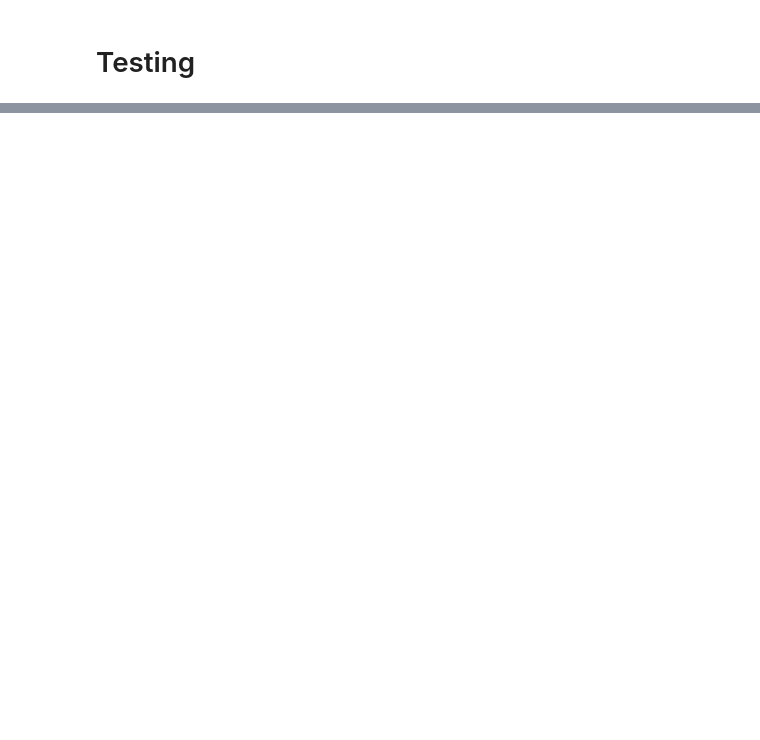
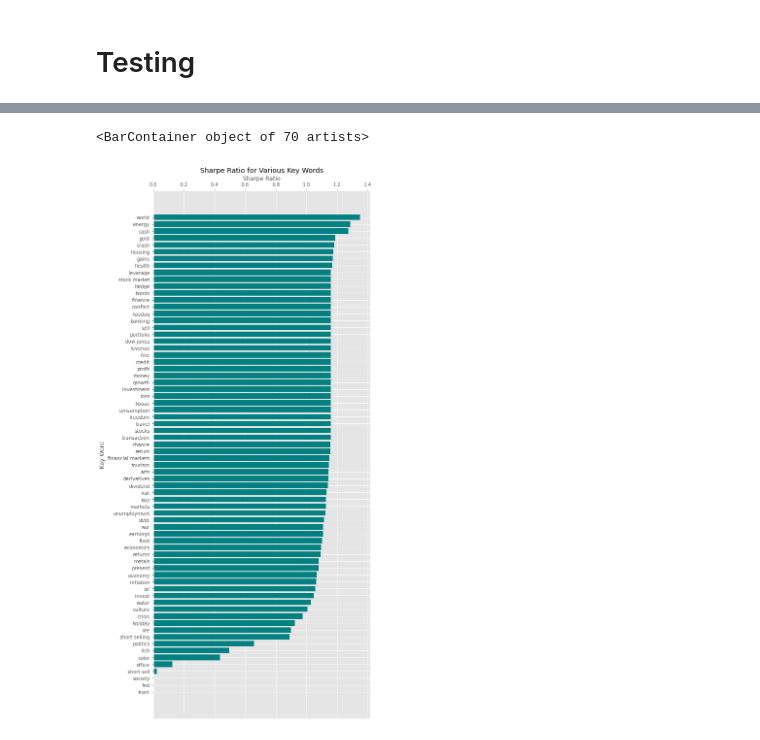
Before and after one commit to evilpegasus/google-trends-financial-modeling, a Jupyter notebook: Presentation Notebook.ipynb, the cells around one changed output, grey strips where cells are left out. Drawn from its saved outputs; the diff is of its cells as text; code cells hidden in the pictures; blank space fills up the shorter version.

```diff
--- a/Presentation Notebook.ipynb
+++ b/Presentation Notebook.ipynb
@@ -478,0 +390,6 @@ testing_sharpe_words
+# %%
+testing_sharpe_words = sorted(testing_sharpe.items(), key = lambda x: x[1], reverse = True)
+sharpe_data = {'Key Word': [i[0][:-4] for i in testing_sharpe_words], 'Sharpe Ratio': [i[1] for i in testing_sharpe_words]}
+testing_sharpe = pd.DataFrame(sharpe_data)
+testing_sharpe = testing_sharpe.set_index('Key Word')
+testing_sharpe.head(10)
@@ -543,0 +504,18 @@ class trainingStrat(Strategy):
+# %%
+import matplotlib.pyplot as plt
+%matplotlib inline
+
+fig, ax = plt.subplots(figsize = (8,20))
+
+flipped = testing_sharpe.reindex(index = testing_sharpe.index[::-1])
+
+plt.style.use('ggplot')
+plt.title("Sharpe Ratio for Various Key Words")
+plt.ylabel("Key Word")
+plt.xlabel("Sharpe Ratio")
+ax.xaxis.tick_top()
+ax.xaxis.set_label_position("top")
+ax.barh(data = flipped, width = "Sharpe Ratio", y = flipped.index, color='teal', align = 'center')
+# %% [output]
+<BarContainer object of 70 artists>
+[figure, added]
```
Also changed, not shown: parts of 41 cells of this notebook, 7 other files.
